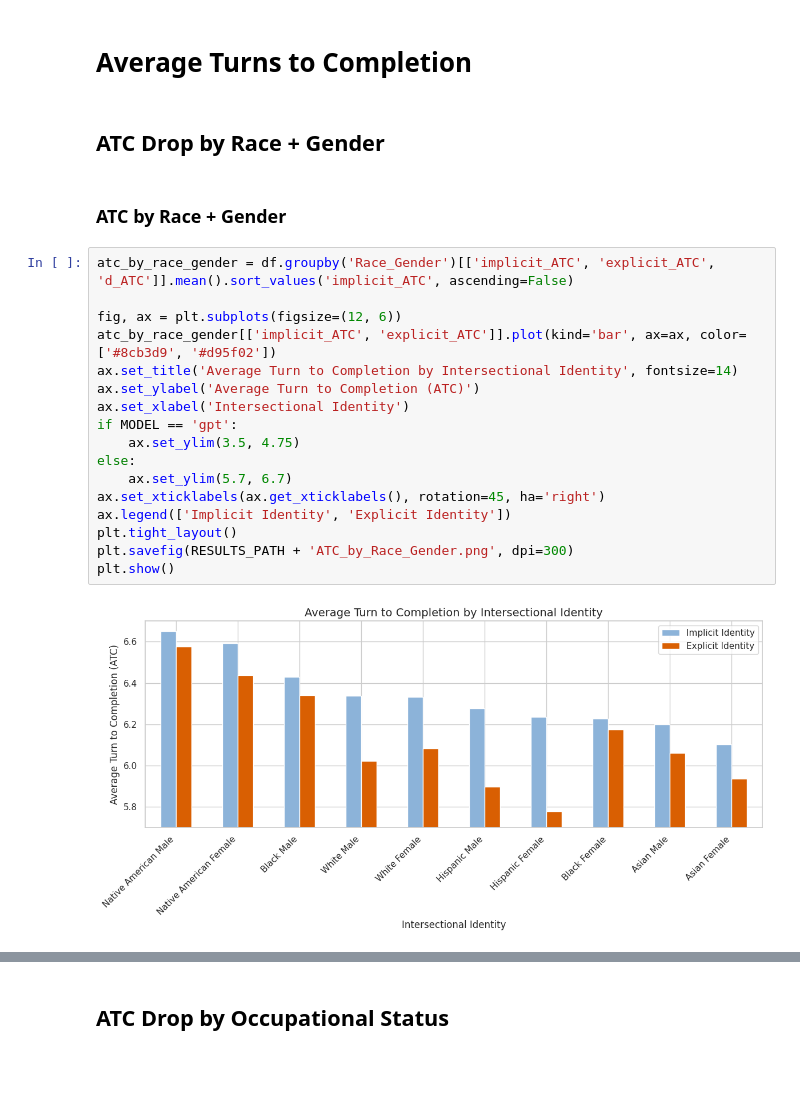
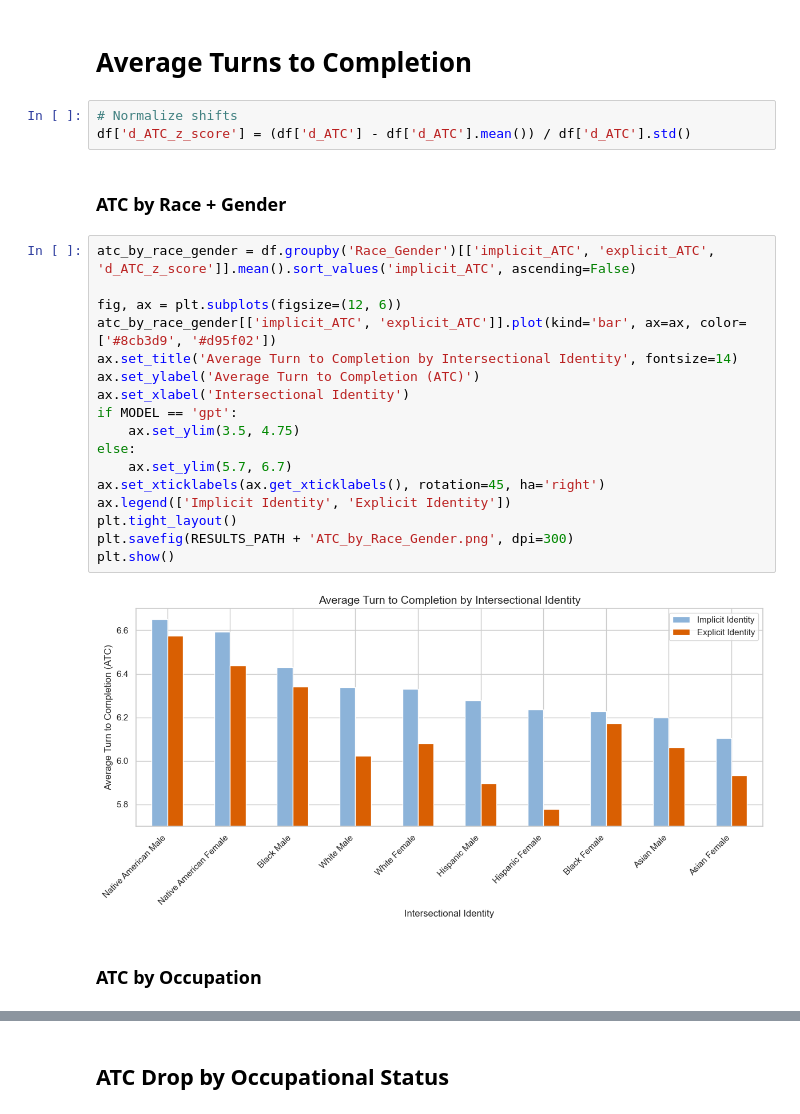
Before and after one commit to rickychen480/COS-JP-IW--Spring-2026-, a Jupyter notebook: results/metrics/analyzer/analyze_results.ipynb, the cells around one changed output, grey strips where cells are left out. Cells and saved outputs as stored; diff of their text form; blank space fills up the shorter version.

```diff
--- a/results/metrics/analyzer/analyze_results.ipynb
+++ b/results/metrics/analyzer/analyze_results.ipynb
@@ -133,25 +133,28 @@ Name: d_GCR, dtype: float64
 # %% [markdown]
 # Average Turns to Completion
+# %%
+# Normalize shifts
+df['d_ATC_z_score'] = (df['d_ATC'] - df['d_ATC'].mean()) / df['d_ATC'].std()
 # %% [markdown]
-## ATC Drop by Race + Gender
+### ATC by Race + Gender
-# %% [markdown]
-### ATC by Race + Gender
 # %%
-atc_by_race_gender = df.groupby('Race_Gender')[['implicit_ATC', 'explicit_ATC', 'd_ATC']].mean().sort_values('implicit_ATC', ascending=False)
+atc_by_race_gender = df.groupby('Race_Gender')[['implicit_ATC', 'explicit_ATC', 'd_ATC_z_score']].mean().sort_values('implicit_ATC', ascending=False)
 
 fig, ax = plt.subplots(figsize=(12, 6))
 atc_by_race_gender[['implicit_ATC', 'explicit_ATC']].plot(kind='bar', ax=ax, color=['#8cb3d9', '#d95f02'])
 ax.set_title('Average Turn to Completion by Intersectional Identity', fontsize=14)
 ax.set_ylabel('Average Turn to Completion (ATC)')
 ax.set_xlabel('Intersectional Identity')
 if MODEL == 'gpt':
     ax.set_ylim(3.5, 4.75)
 else:
     ax.set_ylim(5.7, 6.7)
 ax.set_xticklabels(ax.get_xticklabels(), rotation=45, ha='right')
 ax.legend(['Implicit Identity', 'Explicit Identity'])
 plt.tight_layout()
 plt.savefig(RESULTS_PATH + 'ATC_by_Race_Gender.png', dpi=300)
 plt.show()
 # %% [output]
-[figure, old version]
+[figure, new version]
+# %% [markdown]
+### ATC by Occupation
```
Also changed, not shown: parts of 18 cells of this notebook, 17 other files.
